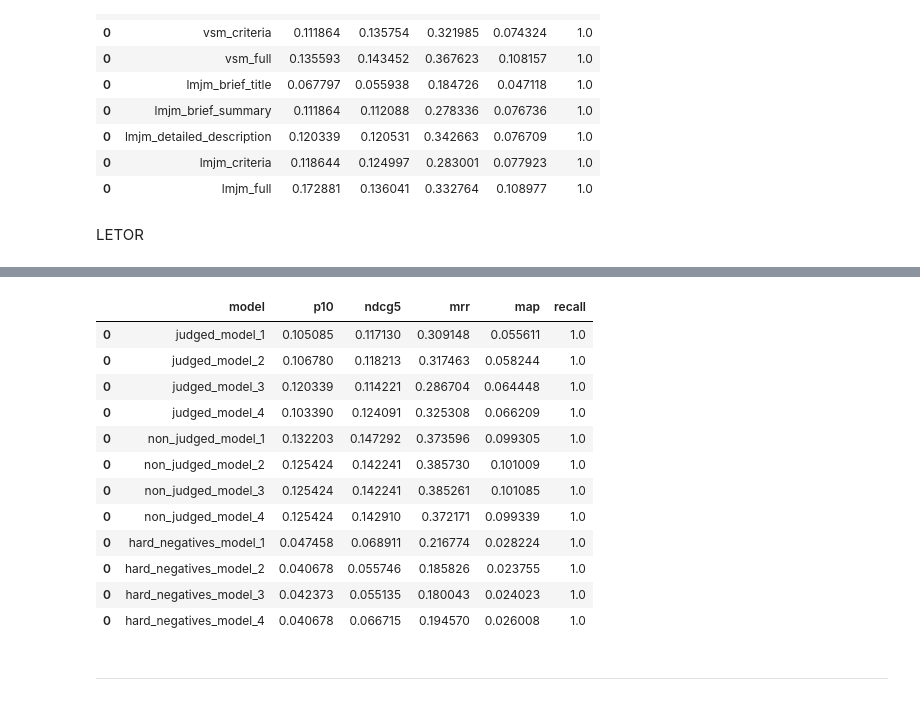
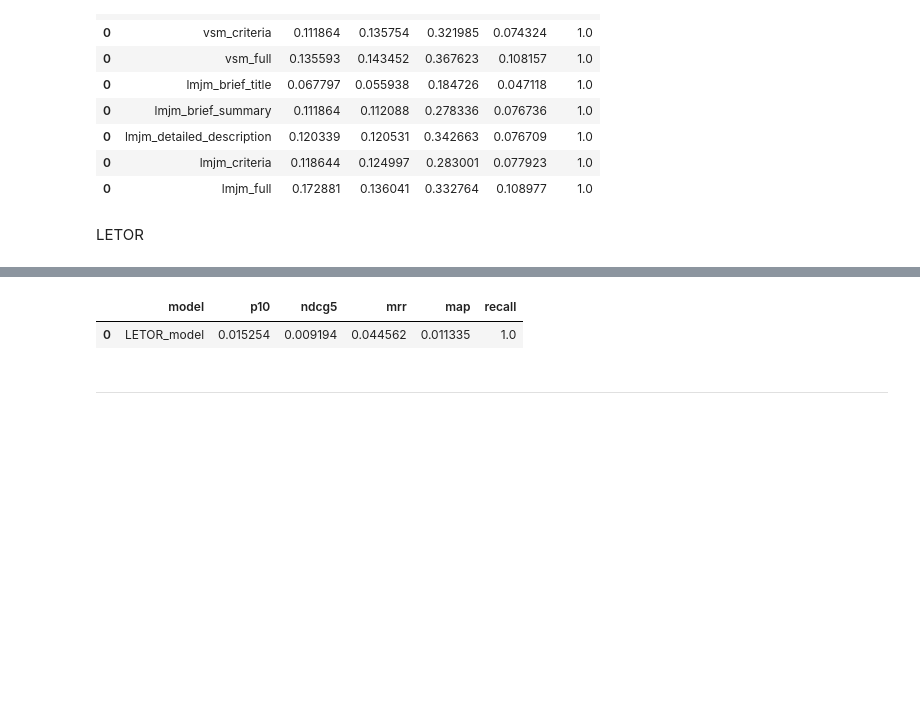
Before and after one commit to nmn0gueira/clinical-trial-retrieval, a Jupyter notebook: proj_phase3_public.ipynb, the cells around one changed output, grey strips where cells are left out. Drawn from its saved outputs; the diff is of its cells as text; code cells hidden in the pictures; blank space fills up the shorter version.

```diff
--- a/proj_phase3_public.ipynb
+++ b/proj_phase3_public.ipynb
@@ -871,30 +810,3 @@ This is evaluation has fewer metrics (it is faster)
-# %%
-for index_name in indexes_list:
-    index = indexes_list[index_name]
-    print()
-    print(index_name)
-    avg_precision_11point = np.zeros(11)
-    m_p10 = 0
-    for caseid in cases:
-        query = cases[caseid]
-
-        results_ord = index.results_ord[caseid]
-        p10 = eval.fast_p10(results_ord, caseid)
-
-        #doc_scores = copy.deepcopy(index.doc_scores[caseid])
-        #doc_scores = filter_by_age_and_gender(doc_scores, query)
-        #results = pd.DataFrame(list(zip(ids, doc_scores)), columns = ['_id', 'score'])
-        #results_ord = results.sort_values(by=['score'], ascending = False)
-        #p10 = eval.fast_p10(results_ord, caseid)
-
-        #[precision_11point, recall_11point, total_relv_ret] = eval.evalPR(results_ord, caseid)
-
-        #if (np.shape(recall_11point) != (0,)):
-        #    avg_precision_11point = avg_precision_11point + precision_11point
-
-        m_p10 = m_p10 + p10
-    m_p10 = m_p10 / len(cases)
-    print("   P10 ", m_p10)
 # %% [markdown]
 # Fusion RRF
 # %%
@@ -932,7 +842,7 @@ VSM and LMJM
 # %%
 recall_11point = [0.0, 0.1, 0.2, 0.3, 0.4, 0.5, 0.6, 0.7, 0.8, 0.9, 1.0]
 for index_name in indexes_list:
-    if index_name in indexes:
+    if index_name != 'LETOR_model':
         index = indexes_list[index_name]
         plt.plot(recall_11point, index.mean_precision_11point, label = index_name)
         plt.legend()
@@ -943,7 +853,7 @@ plt.show()
 # %%
 results_table = pd.DataFrame(columns =['model', 'p10', 'ndcg5', 'mrr', 'map', 'recall'])
 for index_name in indexes_list:
-    if index_name in indexes:
+    if index_name != 'LETOR_model':
         index = indexes_list[index_name]
         aa = pd.DataFrame({'model':[index_name], 'p10':[index.m_p10], 'ndcg5':[index.m_ndcg5], 'mrr': [index.m_mrr], 'map':[index.m_ap], 'recall':[index.m_recall]})
         results_table = results_table._append(aa, ignore_index=False)
@@ -966,7 +876,7 @@ LETOR
 # %%
 recall_11point = [0.0, 0.1, 0.2, 0.3, 0.4, 0.5, 0.6, 0.7, 0.8, 0.9, 1.0]
 for index_name in indexes_list:
-    if index_name not in indexes:
+    if index_name == 'LETOR_model':
         index = indexes_list[index_name]
         plt.plot(recall_11point, index.mean_precision_11point, label = index_name)
         plt.legend()
@@ -977,27 +887,16 @@ plt.show()
 # %%
 results_table = pd.DataFrame(columns =['model', 'p10', 'ndcg5', 'mrr', 'map', 'recall'])
 
 for index_name in indexes_list:
-    if index_name not in indexes:
+    if index_name == 'LETOR_model':
         index = indexes_list[index_name]
         aa = pd.DataFrame({'model':[index_name], 'p10':[index.m_p10], 'ndcg5':[index.m_ndcg5], 'mrr': [index.m_mrr], 'map':[index.m_ap], 'recall':[index.m_recall]})
         results_table = results_table._append(aa, ignore_index=False)
 
 results_table
 # %% [output]
 |  | model | p10 | ndcg5 | mrr | map | recall |
-| 0 | judged_model_1 | 0.105085 | 0.117130 | 0.309148 | 0.055611 | 1.0 |
-| 0 | judged_model_2 | 0.106780 | 0.118213 | 0.317463 | 0.058244 | 1.0 |
-| 0 | judged_model_3 | 0.120339 | 0.114221 | 0.286704 | 0.064448 | 1.0 |
-| 0 | judged_model_4 | 0.103390 | 0.124091 | 0.325308 | 0.066209 | 1.0 |
-| 0 | non_judged_model_1 | 0.132203 | 0.147292 | 0.373596 | 0.099305 | 1.0 |
-| 0 | non_judged_model_2 | 0.125424 | 0.142241 | 0.385730 | 0.101009 | 1.0 |
-| 0 | non_judged_model_3 | 0.125424 | 0.142241 | 0.385261 | 0.101085 | 1.0 |
-| 0 | non_judged_model_4 | 0.125424 | 0.142910 | 0.372171 | 0.099339 | 1.0 |
-| 0 | hard_negatives_model_1 | 0.047458 | 0.068911 | 0.216774 | 0.028224 | 1.0 |
-| 0 | hard_negatives_model_2 | 0.040678 | 0.055746 | 0.185826 | 0.023755 | 1.0 |
-| 0 | hard_negatives_model_3 | 0.042373 | 0.055135 | 0.180043 | 0.024023 | 1.0 |
-| 0 | hard_negatives_model_4 | 0.040678 | 0.066715 | 0.194570 | 0.026008 | 1.0 |
+| 0 | LETOR_model | 0.015254 | 0.009194 | 0.044562 | 0.011335 | 1.0 |
 # %% [markdown]
 ------------------------------
 # %%
```
Also changed, not shown: parts of 24 cells of this notebook, 1 other file.
